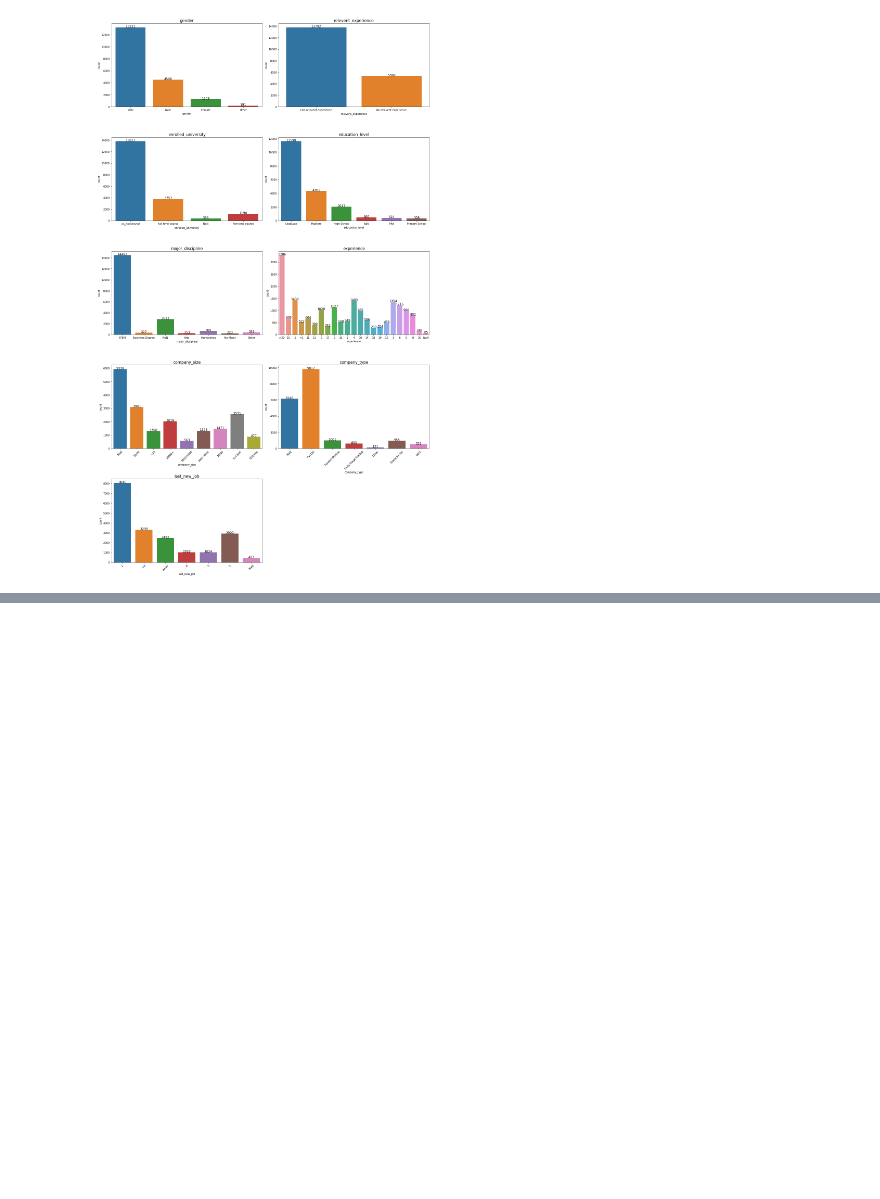
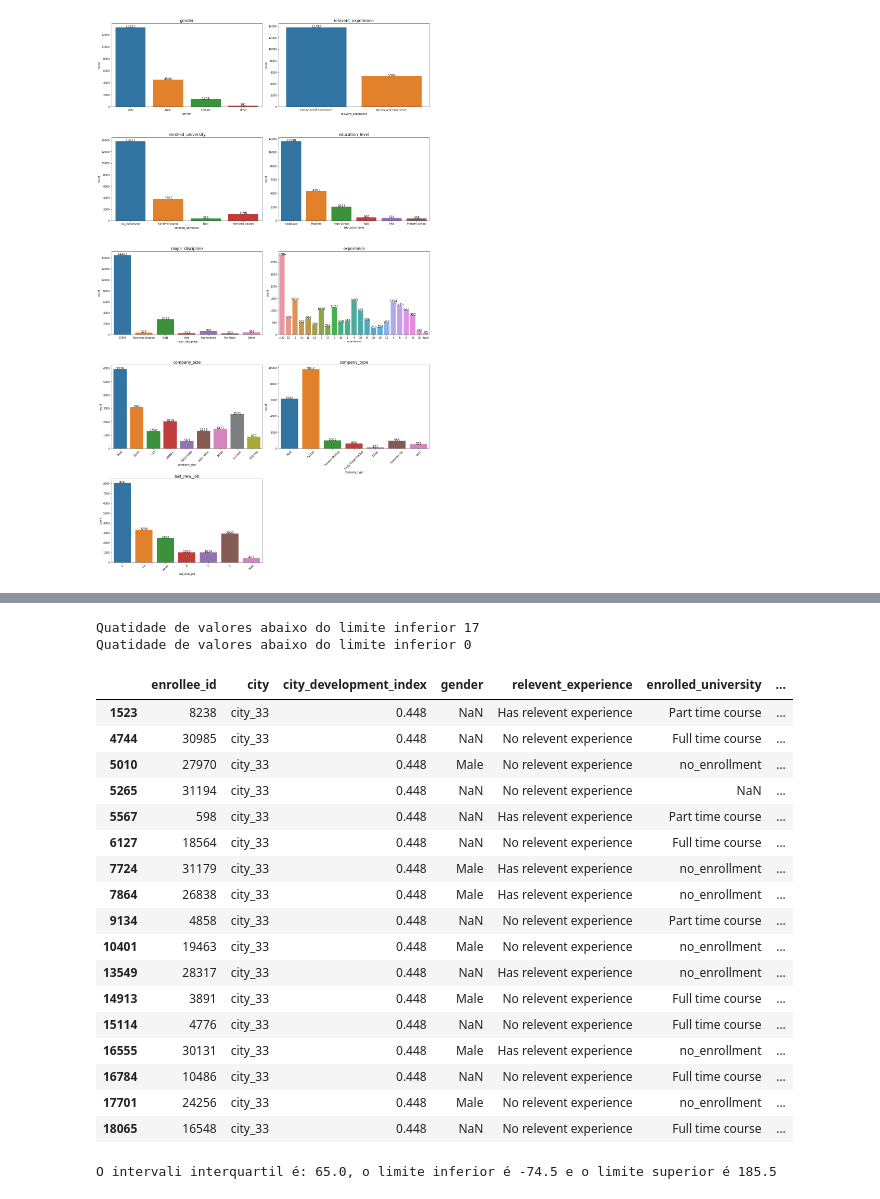
Before and after one commit to EngFrederico/analise_rh, a Jupyter notebook: analise_dados_rh.ipynb, the cells around one changed output, grey strips where cells are left out. Saved outputs shown, nothing was run; the diff lists cells and outputs as text; code cells hidden in the pictures; blank space fills up the shorter version.

```diff
--- a/analise_dados_rh.ipynb
+++ b/analise_dados_rh.ipynb
@@ -233,0 +279,50 @@ plt.tight_layout(h_pad = 2)
+# %%
+# filtrando na base os valores discrepantes
+# por esse calculo só temos valores outliers abaixo do limite inferior
+
+print(f"Quatidade de valores abaixo do limite inferior {df.query('city_development_index < 0.47')['enrollee_id'].count()}")
+
+print(f"Quatidade de valores abaixo do limite inferior {df.query('city_development_index > 1.19')['enrollee_id'].count()}")
+# %% [output]
+Quatidade de valores abaixo do limite inferior 17
+Quatidade de valores abaixo do limite inferior 0
+# %%
+df.query('city_development_index < 0.47')
+# %% [output]
+|  | enrollee_id | city | city_development_index | gender | relevent_experience | enrolled_university | ... |
+| 1523 | 8238 | city_33 | 0.448 | NaN | Has relevent experience | Part time course | ... |
+| 4744 | 30985 | city_33 | 0.448 | NaN | No relevent experience | Full time course | ... |
+| 5010 | 27970 | city_33 | 0.448 | Male | No relevent experience | no_enrollment | ... |
+| 5265 | 31194 | city_33 | 0.448 | NaN | No relevent experience | NaN | ... |
+| 5567 | 598 | city_33 | 0.448 | NaN | Has relevent experience | Part time course | ... |
+| 6127 | 18564 | city_33 | 0.448 | NaN | No relevent experience | Full time course | ... |
+| 7724 | 31179 | city_33 | 0.448 | Male | Has relevent experience | no_enrollment | ... |
+| 7864 | 26838 | city_33 | 0.448 | Male | Has relevent experience | no_enrollment | ... |
+| 9134 | 4858 | city_33 | 0.448 | NaN | No relevent experience | Part time course | ... |
+| 10401 | 19463 | city_33 | 0.448 | Male | No relevent experience | no_enrollment | ... |
+| 13549 | 28317 | city_33 | 0.448 | NaN | Has relevent experience | no_enrollment | ... |
+| 14913 | 3891 | city_33 | 0.448 | Male | No relevent experience | Full time course | ... |
+| 15114 | 4776 | city_33 | 0.448 | NaN | No relevent experience | Full time course | ... |
+| 16555 | 30131 | city_33 | 0.448 | Male | Has relevent experience | no_enrollment | ... |
+| 16784 | 10486 | city_33 | 0.448 | NaN | No relevent experience | Full time course | ... |
+| 17701 | 24256 | city_33 | 0.448 | Male | No relevent experience | no_enrollment | ... |
+| 18065 | 16548 | city_33 | 0.448 | NaN | No relevent experience | Full time course | ... |
+# %%
+# verificando quais são os valores outliers
+# intervalo interquartil (IQR )
+# por esse calculo só temos valores outliers acima do limite superior
+
+Q1 = np.percentile(df['training_hours'], 25,
+                   interpolation = 'midpoint')
+
+Q3 = np.percentile(df['training_hours'], 75,
+                   interpolation = 'midpoint')
+IQR = round(Q3 - Q1,2)
+
+limite_inferior = round((Q1-1.5*IQR),2)
+
+limite_superior = round((Q3+1.5*IQR),2)
+
+print(f'O intervali interquartil é: {IQR}, o limite inferior é {limite_inferior} e o limite superior é {limite_superior}')
+# %% [output]
+O intervali interquartil é: 65.0, o limite inferior é -74.5 e o limite superior é 185.5
```
Also changed, not shown: parts of 9 cells of this notebook.
